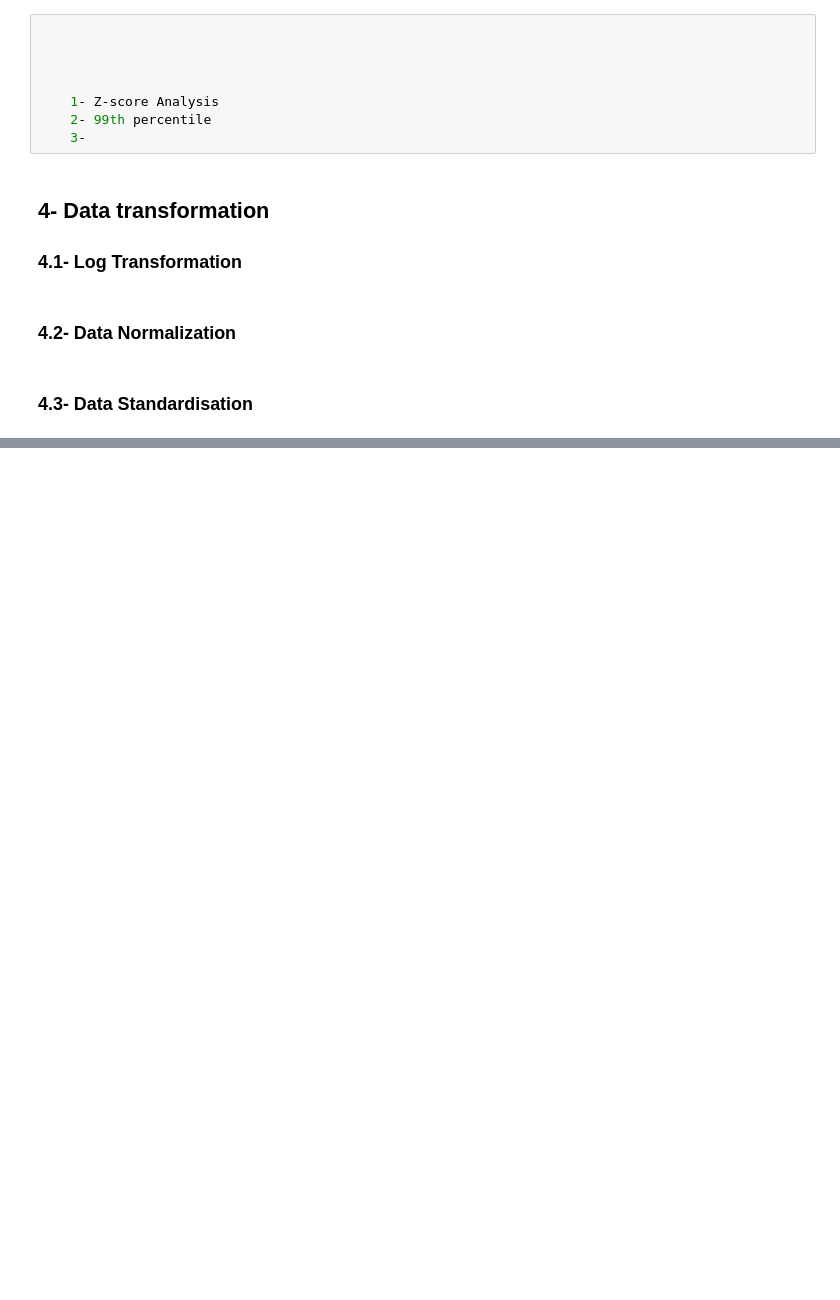
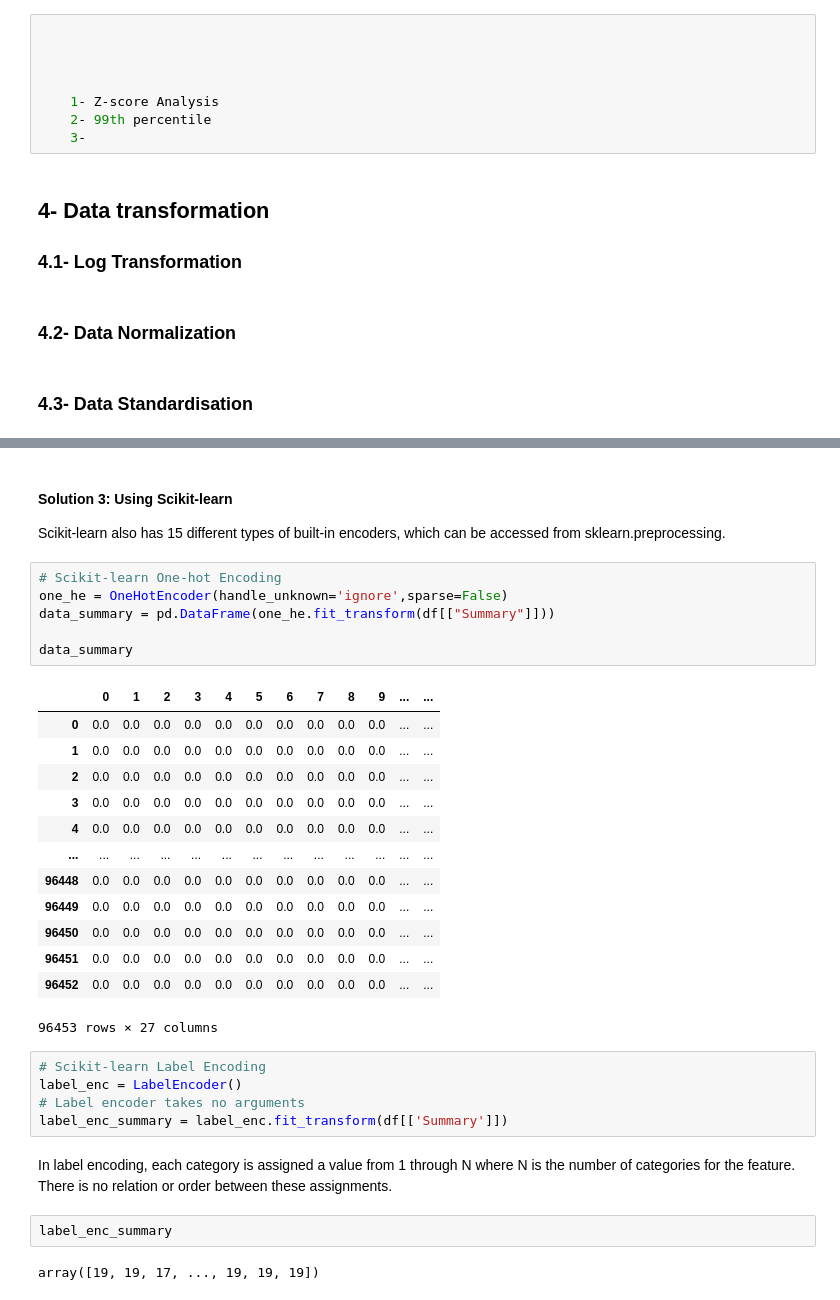
Before and after one commit to BaddyMAK/Data_cleaning_and_transformation, a Jupyter notebook: data_cleaning_and_transformation.ipynb, the cells around one changed output, grey strips where cells are left out. Drawn from its saved outputs; the diff is of its cells as text; blank space fills up the shorter version.

Commit message:
finish handling categorical data

```diff
--- a/data_cleaning_and_transformation.ipynb
+++ b/data_cleaning_and_transformation.ipynb
@@ -460,0 +554,34 @@ In fact, there is three method to deal with categorical data:
+# %% [markdown]
+#### Solution 3: Using Scikit-learn
+Scikit-learn also has 15 different types of built-in encoders, which can be accessed from sklearn.preprocessing.
+# %%
+# Scikit-learn One-hot Encoding
+one_he = OneHotEncoder(handle_unknown='ignore',sparse=False)
+data_summary = pd.DataFrame(one_he.fit_transform(df[["Summary"]]))
+
+data_summary
+# %% [output]
+|  | 0 | 1 | 2 | 3 | 4 | 5 | 6 | 7 | 8 | 9 | ... | ... |
+| 0 | 0.0 | 0.0 | 0.0 | 0.0 | 0.0 | 0.0 | 0.0 | 0.0 | 0.0 | 0.0 | ... | ... |
+| 1 | 0.0 | 0.0 | 0.0 | 0.0 | 0.0 | 0.0 | 0.0 | 0.0 | 0.0 | 0.0 | ... | ... |
+| 2 | 0.0 | 0.0 | 0.0 | 0.0 | 0.0 | 0.0 | 0.0 | 0.0 | 0.0 | 0.0 | ... | ... |
+| 3 | 0.0 | 0.0 | 0.0 | 0.0 | 0.0 | 0.0 | 0.0 | 0.0 | 0.0 | 0.0 | ... | ... |
+| 4 | 0.0 | 0.0 | 0.0 | 0.0 | 0.0 | 0.0 | 0.0 | 0.0 | 0.0 | 0.0 | ... | ... |
+| ... | ... | ... | ... | ... | ... | ... | ... | ... | ... | ... | ... | ... |
+| 96448 | 0.0 | 0.0 | 0.0 | 0.0 | 0.0 | 0.0 | 0.0 | 0.0 | 0.0 | 0.0 | ... | ... |
+| 96449 | 0.0 | 0.0 | 0.0 | 0.0 | 0.0 | 0.0 | 0.0 | 0.0 | 0.0 | 0.0 | ... | ... |
+| 96450 | 0.0 | 0.0 | 0.0 | 0.0 | 0.0 | 0.0 | 0.0 | 0.0 | 0.0 | 0.0 | ... | ... |
+| 96451 | 0.0 | 0.0 | 0.0 | 0.0 | 0.0 | 0.0 | 0.0 | 0.0 | 0.0 | 0.0 | ... | ... |
+| 96452 | 0.0 | 0.0 | 0.0 | 0.0 | 0.0 | 0.0 | 0.0 | 0.0 | 0.0 | 0.0 | ... | ... |
+96453 rows × 27 columns
+# %%
+# Scikit-learn Label Encoding
+label_enc = LabelEncoder()
+# Label encoder takes no arguments
+label_enc_summary = label_enc.fit_transform(df[['Summary']])
+# %% [markdown]
+In label encoding, each category is assigned a value from 1 through N where N is the number of categories for the feature. There is no relation or order between these assignments.
+# %%
+label_enc_summary
+# %% [output]
+array([19, 19, 17, ..., 19, 19, 19])
```
Also changed, not shown: parts of 62 cells of this notebook.
